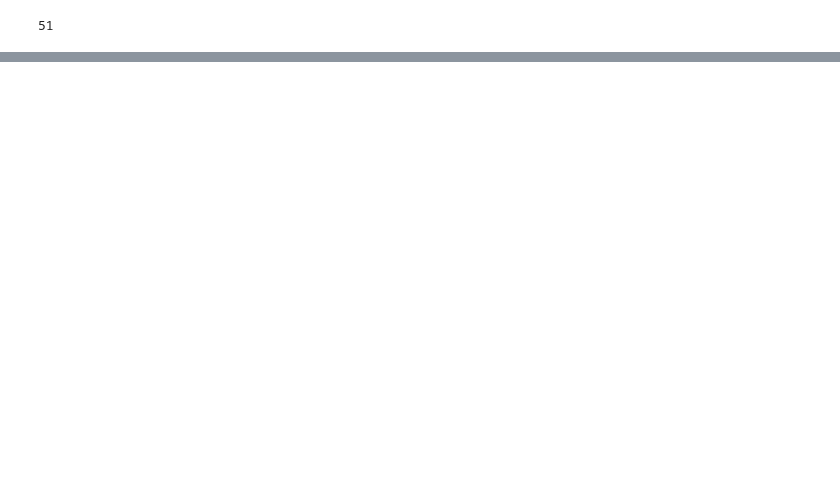
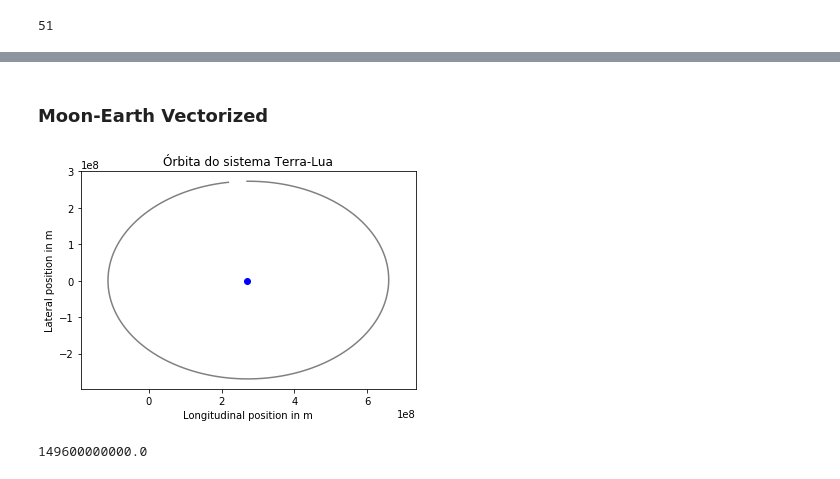
Before and after one commit to gil-miranda/university-courses, a Jupyter notebook: analise-numerica-edo-2019-1/project/udacity_course/Untitled.ipynb, the cells around one changed output, grey strips where cells are left out. Saved outputs shown, nothing was run; the diff lists cells and outputs as text; code cells hidden in the pictures; blank space fills up the shorter version.

```diff
--- a/analise-numerica-edo-2019-1/project/udacity_course/Untitled.ipynb
+++ b/analise-numerica-edo-2019-1/project/udacity_course/Untitled.ipynb
@@ -264,0 +348,59 @@ len(v_l)
+# %% [markdown]
+### Moon-Earth Vectorized
+# %%
+h = 2.0 # s
+earth_mass = 5.97e24 # kg
+gravitational_constant = 6.67e-11 # N m2 / kg2
+
+
+def body_trajectory():
+    num_steps = int(2332800/2)
+    vec = np.zeros([num_steps + 1, 2, 2]) # m
+
+    vec[0][0][0] = 2.70e8
+    vec[0][0][1] = 2.73e8
+    vec[0][1][0] = 1020
+    vec[0][1][1] = 10
+
+    def F(u):
+        dx = u[0]
+        dv = u[1]
+        return np.array([dv, gravitational_constant * earth_mass * (-dx) / np.linalg.norm(dx)**3])
+
+    for step in range(num_steps):
+        vec[step + 1] = vec[step] + h*F(vec[step])
+    return vec
+
+
+def f_euler(F, y0, ts, p = 0):
+    ys = [y0]
+    h = ts[1]-ts[0]
+    for tnext in ts[1:]:
+        ynext = ys[-1] + F(ys[-1],tnext,p)*h
+        ys.append(ynext)
+        t = tnext
+    return np.array(ys)
+
+pos = ship_trajectory()
+
+def plot_me():
+    plt.plot(pos[:,0][:,0], pos[:,0][:,1], color = 'gray')
+#     plt.scatter(x[-1][0],x[-1][1], color = 'gray')
+    plt.scatter(2.7e8, 0, color = 'b')
+    plt.axis('equal')
+    plt.title('Órbita do sistema Terra-Lua')
+    axes = plt.gca()
+    axes.set_xlabel('Longitudinal position in m')
+    axes.set_ylabel('Lateral position in m')
+plot_me()
+# %% [output]
+[figure, added]
+# %%
+# 384.400
+# Distancia terra-lua
+3.844e5
+
+## Distancia sol-terra
+1.496e11
+# %% [output]
+149600000000.0
```
Also changed, not shown: parts of 19 cells of this notebook.
